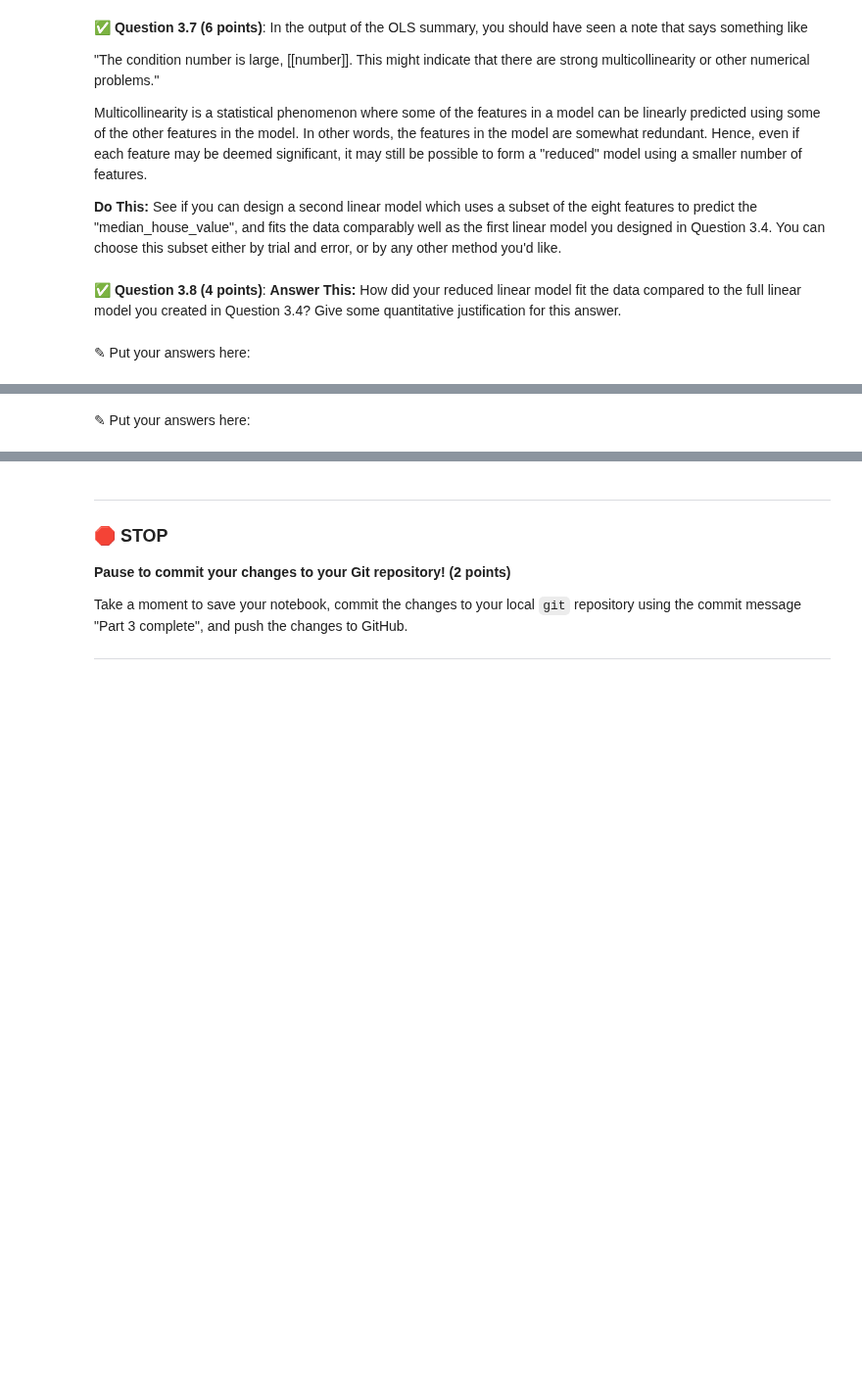
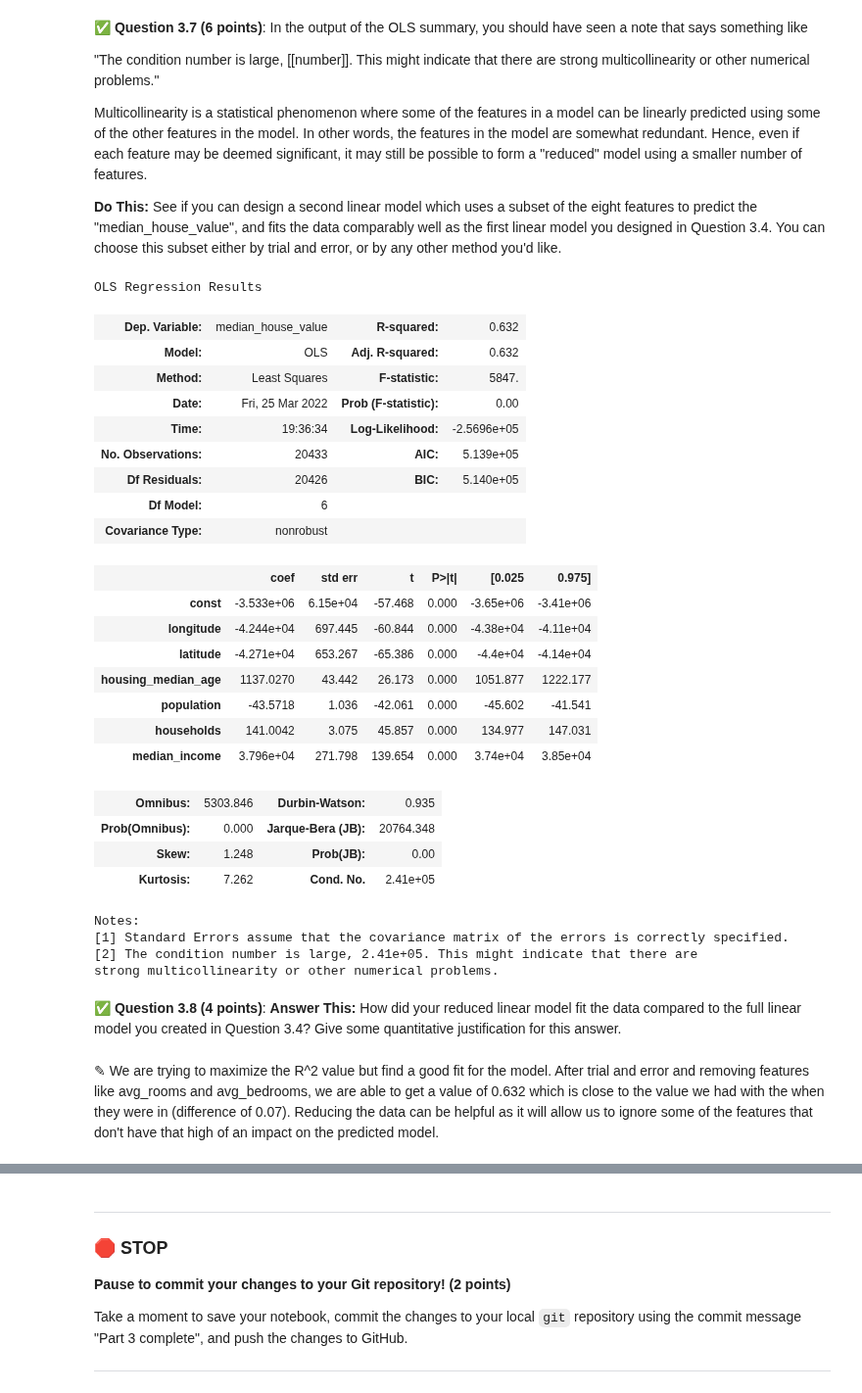
Before and after one commit to Rajmeet/cmse202-s22-turnin, a Jupyter notebook: hw-04/HW-04_Regression-RajmeetSinghChandok.ipynb, the cells around one changed output, grey strips where cells are left out. Shown at 98% size. Cells and saved outputs as stored; diff of their text form; code cells hidden in the pictures; blank space fills up the shorter version.

```diff
--- a/hw-04/HW-04_Regression-RajmeetSinghChandok.ipynb
+++ b/hw-04/HW-04_Regression-RajmeetSinghChandok.ipynb
@@ -534,7 +454,42 @@ Multicollinearity is a statistical phenomenon where some of the features in a mo
+# %%
+housing = sm.add_constant(housing)
+x = housing['median_house_value']
+y = housing.drop(columns=['median_house_value', 'avg_rooms', 'avg_bedrooms'])
+model = sm.OLS(x,y)
+result = model.fit()
+result.summary()
+# %% [output]
+OLS Regression Results
+| Dep. Variable: | median_house_value | R-squared: | 0.632 |
+| Model: | OLS | Adj. R-squared: | 0.632 |
+| Method: | Least Squares | F-statistic: | 5847. |
+| Date: | Fri, 25 Mar 2022 | Prob (F-statistic): | 0.00 |
+| Time: | 19:36:34 | Log-Likelihood: | -2.5696e+05 |
+| No. Observations: | 20433 | AIC: | 5.139e+05 |
+| Df Residuals: | 20426 | BIC: | 5.140e+05 |
+| Df Model: | 6 |  |  |
+| Covariance Type: | nonrobust |  |  |
+|  | coef | std err | t | P>|t| | [0.025 | 0.975] |
+| const | -3.533e+06 | 6.15e+04 | -57.468 | 0.000 | -3.65e+06 | -3.41e+06 |
+| longitude | -4.244e+04 | 697.445 | -60.844 | 0.000 | -4.38e+04 | -4.11e+04 |
+| latitude | -4.271e+04 | 653.267 | -65.386 | 0.000 | -4.4e+04 | -4.14e+04 |
+| housing_median_age | 1137.0270 | 43.442 | 26.173 | 0.000 | 1051.877 | 1222.177 |
+| population | -43.5718 | 1.036 | -42.061 | 0.000 | -45.602 | -41.541 |
+| households | 141.0042 | 3.075 | 45.857 | 0.000 | 134.977 | 147.031 |
+| median_income | 3.796e+04 | 271.798 | 139.654 | 0.000 | 3.74e+04 | 3.85e+04 |
+| Omnibus: | 5303.846 | Durbin-Watson: | 0.935 |
+| Prob(Omnibus): | 0.000 | Jarque-Bera (JB): | 20764.348 |
+| Skew: | 1.248 | Prob(JB): | 0.00 |
+| Kurtosis: | 7.262 | Cond. No. | 2.41e+05 |
+Notes:
+[1] Standard Errors assume that the covariance matrix of the errors is correctly specified.
+[2] The condition number is large, 2.41e+05. This might indicate that there are
+strong multicollinearity or other numerical problems.
 # %% [markdown]
 &#9989;  **Question 3.8 (4 points)**: **Answer This:** How did your reduced linear model fit the data compared to the full linear model you created in Question 3.4? Give some quantitative justification for this answer.
-# %% [markdown]
-<font size=+3>&#9998;</font> Put your answers here:
+# %% [markdown]
+<font size=+3>&#9998;</font>
+We are trying to maximize the R^2 value but find a good fit for the model. After trial and error and removing features like avg_rooms and avg_bedrooms, we are able to get a value of 0.632 which is close to the value we had with the when they were in (difference of 0.07). Reducing the data can be helpful as it will allow us to ignore some of the features that don't have that high of an impact on the predicted model.
 # %% [markdown]
 &#9989;  **BONUS Question 3.9 (5 points)**: In Question 3.4, the directions specified to fit a linear model **with a constant term**. For fun, we fit a linear model without a constant term as well. Here is a comparison of the OLS summaries for the full linear model with a constant term (left) and without a constant term (right).
 
@@ -543,5 +498,3 @@ Multicollinearity is a statistical phenomenon where some of the features in a mo
 You'll notice that the $p$-value for the constant term is very small. So one might argue that the constant term is a "significant" component of the model, and thus the model with the constant term is better. However, the $R^2$-value is much higher for the linear model without a constant term, and so one could also argue that the model without a constant term is better.
 
 **Answer This:** Can you explain what seems like a contradiction here? Which model (with or without a constant) do you think is more appropriate for predicting the "median_house_value", and why?
-# %% [markdown]
-<font size=+3>&#9998;</font> Put your answers here:
```
Also changed, not shown: parts of 33 cells of this notebook, 1 other file.
